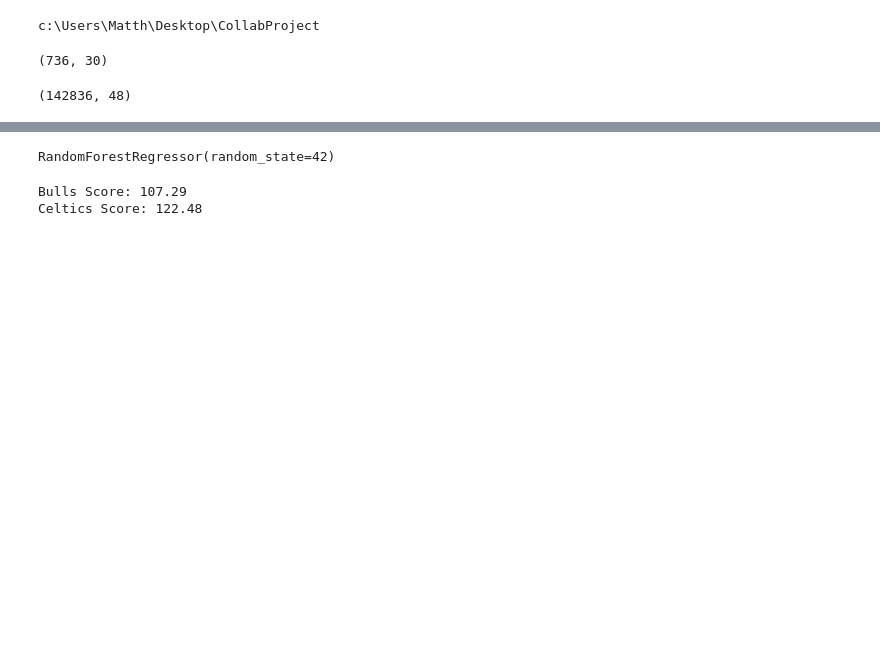
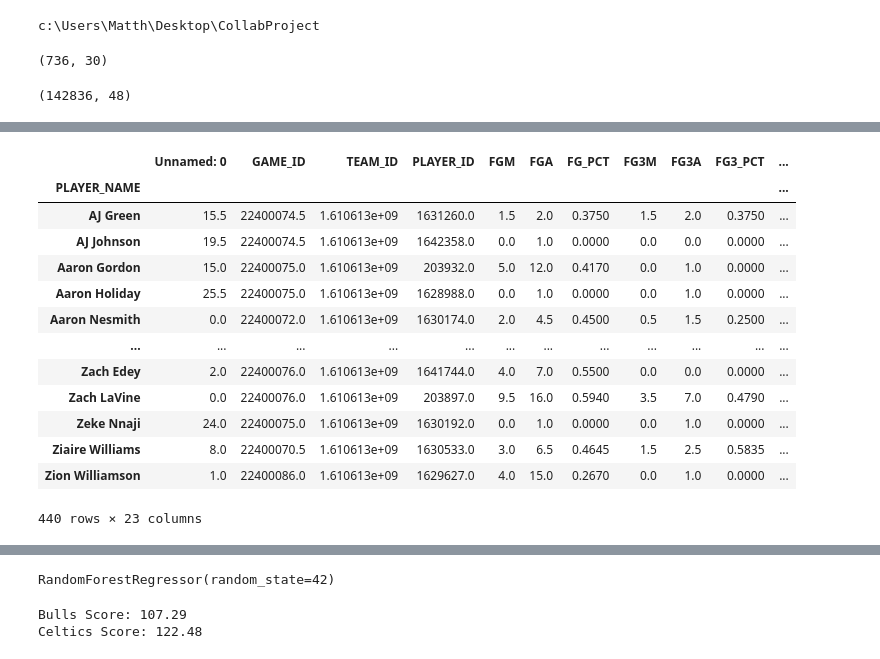
Before and after one commit to pshukl21/CollabProject, a Jupyter notebook: nbaModel.ipynb, the cells around one changed output, grey strips where cells are left out. Drawn from its saved outputs; the diff is of its cells as text; code cells hidden in the pictures; blank space fills up the shorter version.

```diff
--- a/nbaModel.ipynb
+++ b/nbaModel.ipynb
@@ -20,0 +32,19 @@ np.shape(teams_df)
+# %%
+# player stats in this span
+columns_to_exclue = ['Unnamed: 0']
+df.groupby(by='PLAYER_NAME').agg("mean",numeric_only=True)
+# %% [output]
+|  | Unnamed: 0 | GAME_ID | TEAM_ID | PLAYER_ID | FGM | FGA | FG_PCT | FG3M | FG3A | FG3_PCT | ... |
+| PLAYER_NAME |  |  |  |  |  |  |  |  |  |  | ... |
+| AJ Green | 15.5 | 22400074.5 | 1.610613e+09 | 1631260.0 | 1.5 | 2.0 | 0.3750 | 1.5 | 2.0 | 0.3750 | ... |
+| AJ Johnson | 19.5 | 22400074.5 | 1.610613e+09 | 1642358.0 | 0.0 | 1.0 | 0.0000 | 0.0 | 0.0 | 0.0000 | ... |
+| Aaron Gordon | 15.0 | 22400075.0 | 1.610613e+09 | 203932.0 | 5.0 | 12.0 | 0.4170 | 0.0 | 1.0 | 0.0000 | ... |
+| Aaron Holiday | 25.5 | 22400075.0 | 1.610613e+09 | 1628988.0 | 0.0 | 1.0 | 0.0000 | 0.0 | 1.0 | 0.0000 | ... |
+| Aaron Nesmith | 0.0 | 22400072.0 | 1.610613e+09 | 1630174.0 | 2.0 | 4.5 | 0.4500 | 0.5 | 1.5 | 0.2500 | ... |
+| ... | ... | ... | ... | ... | ... | ... | ... | ... | ... | ... | ... |
+| Zach Edey | 2.0 | 22400076.0 | 1.610613e+09 | 1641744.0 | 4.0 | 7.0 | 0.5500 | 0.0 | 0.0 | 0.0000 | ... |
+| Zach LaVine | 0.0 | 22400076.0 | 1.610613e+09 | 203897.0 | 9.5 | 16.0 | 0.5940 | 3.5 | 7.0 | 0.4790 | ... |
+| Zeke Nnaji | 24.0 | 22400075.0 | 1.610613e+09 | 1630192.0 | 0.0 | 1.0 | 0.0000 | 0.0 | 1.0 | 0.0000 | ... |
+| Ziaire Williams | 8.0 | 22400070.5 | 1.610613e+09 | 1630533.0 | 3.0 | 6.5 | 0.4645 | 1.5 | 2.5 | 0.5835 | ... |
+| Zion Williamson | 1.0 | 22400086.0 | 1.610613e+09 | 1629627.0 | 4.0 | 15.0 | 0.2670 | 0.0 | 1.0 | 0.0000 | ... |
+440 rows × 23 columns
```
Also changed, not shown: parts of 4 cells of this notebook.
